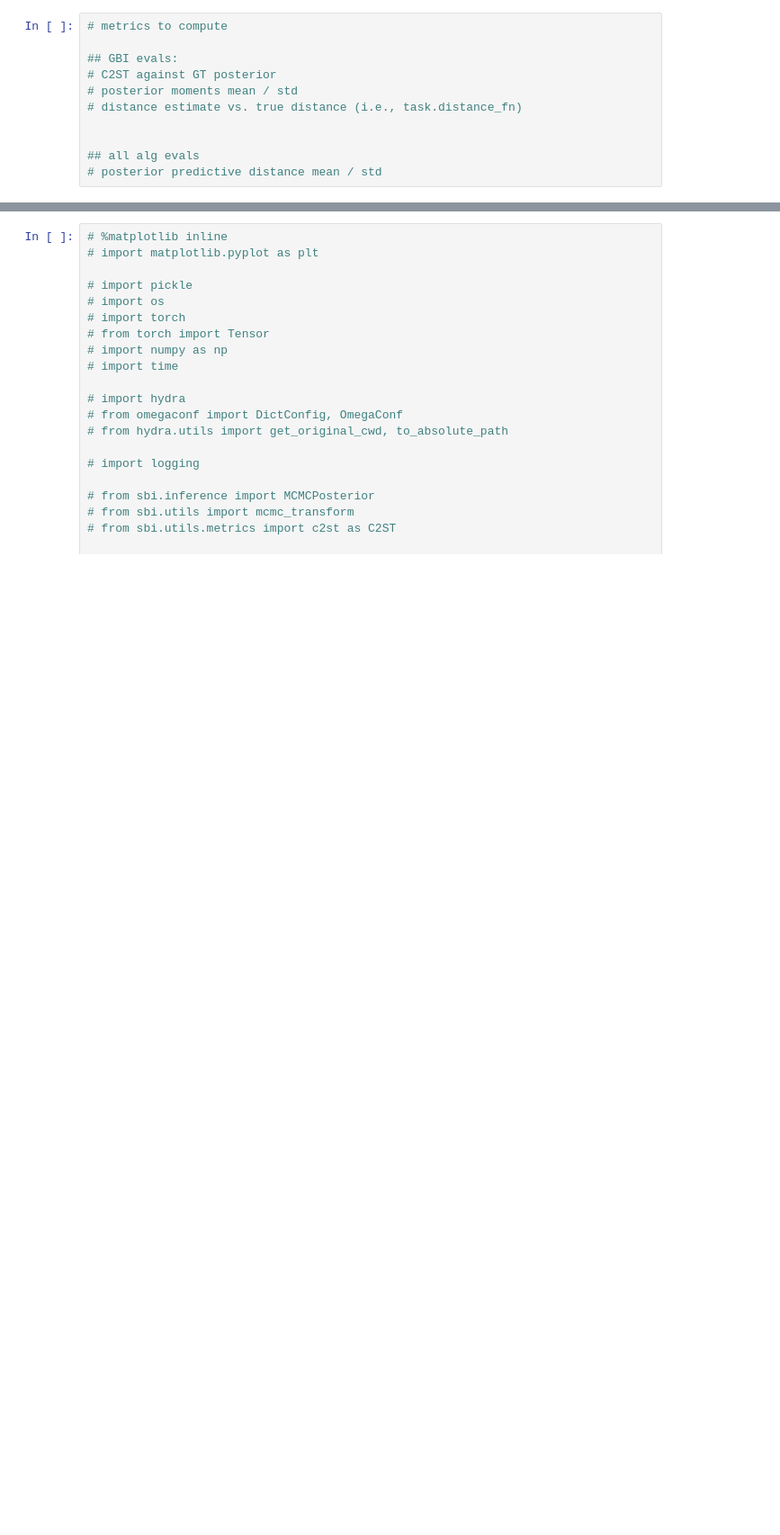
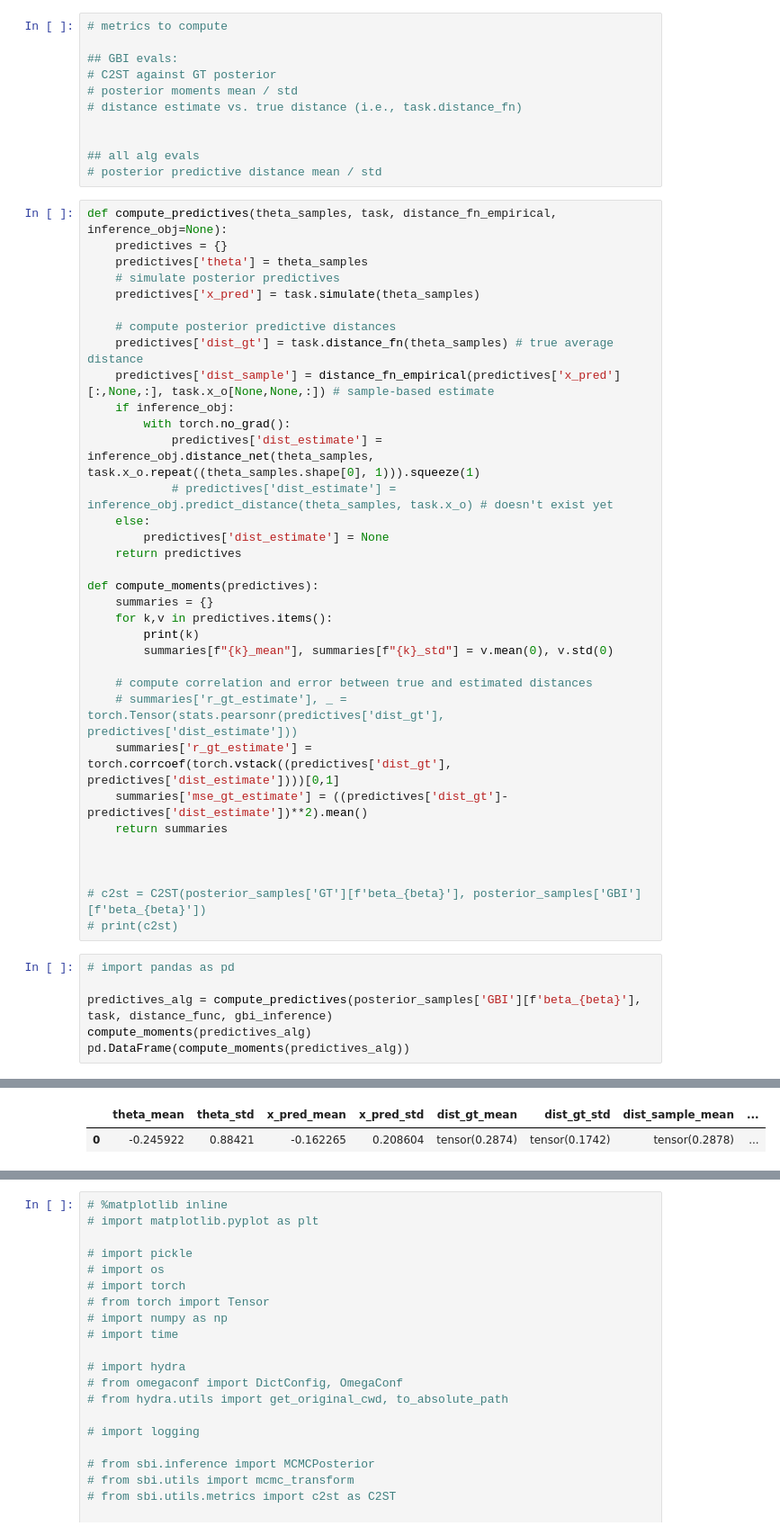
Before and after one commit to mackelab/neuralgbi, a Jupyter notebook: dev_notebook/run_comparisons.ipynb, the cells around one changed output, grey strips where cells are left out. Shown at 90% size. Drawn from its saved outputs; the diff is of its cells as text; blank space fills up the shorter version.

```diff
--- a/dev_notebook/run_comparisons.ipynb
+++ b/dev_notebook/run_comparisons.ipynb
@@ -121,3 +143,44 @@ for xo_info in xo_info_combs:
 
 ## all alg evals
 # posterior predictive distance mean / std
+# %%
+def compute_predictives(theta_samples, task, distance_fn_empirical, inference_obj=None):
+    predictives = {}
+    predictives['theta'] = theta_samples
+    # simulate posterior predictives
+    predictives['x_pred'] = task.simulate(theta_samples)
+
+    # compute posterior predictive distances
+    predictives['dist_gt'] = task.distance_fn(theta_samples) # true average distance
+    predictives['dist_sample'] = distance_fn_empirical(predictives['x_pred'][:,None,:], task.x_o[None,None,:]) # sample-based estimate
+    if inference_obj:
+        with torch.no_grad():
+            predictives['dist_estimate'] = inference_obj.distance_net(theta_samples, task.x_o.repeat((theta_samples.shape[0], 1))).squeeze(1)
+            # predictives['dist_estimate'] = inference_obj.predict_distance(theta_samples, task.x_o) # doesn't exist yet
+    else:
+        predictives['dist_estimate'] = None
+    return predictives
+
+def compute_moments(predictives):
+    summaries = {}
+    for k,v in predictives.items():
+        print(k)
+        summaries[f"{k}_mean"], summaries[f"{k}_std"] = v.mean(0), v.std(0)
+
+    # compute correlation and error between true and estimated distances
+    # summaries['r_gt_estimate'], _ = torch.Tensor(stats.pearsonr(predictives['dist_gt'], predictives['dist_estimate']))
+    summaries['r_gt_estimate'] = torch.corrcoef(torch.vstack((predictives['dist_gt'], predictives['dist_estimate'])))[0,1]
+    summaries['mse_gt_estimate'] = ((predictives['dist_gt']-predictives['dist_estimate'])**2).mean()
+    return summaries
+
+
+
+# c2st = C2ST(posterior_samples['GT'][f'beta_{beta}'], posterior_samples['GBI'][f'beta_{beta}'])
+# print(c2st)
+# %%
+# import pandas as pd
+
+predictives_alg = compute_predictives(posterior_samples['GBI'][f'beta_{beta}'], task, distance_func, gbi_inference)
+compute_moments(predictives_alg)
+pd.DataFrame(compute_moments(predictives_alg))
+# %% [output]
@@ -124 +197,3 @@ for xo_info in xo_info_combs:
+|  | theta_mean | theta_std | x_pred_mean | x_pred_std | dist_gt_mean | dist_gt_std | dist_sample_mean | ... |
+| 0 | -0.245922 | 0.88421 | -0.162265 | 0.208604 | tensor(0.2874) | tensor(0.1742) | tensor(0.2878) | ... |
 # %%
```
Also changed, not shown: parts of 6 cells of this notebook, 3 other files.
